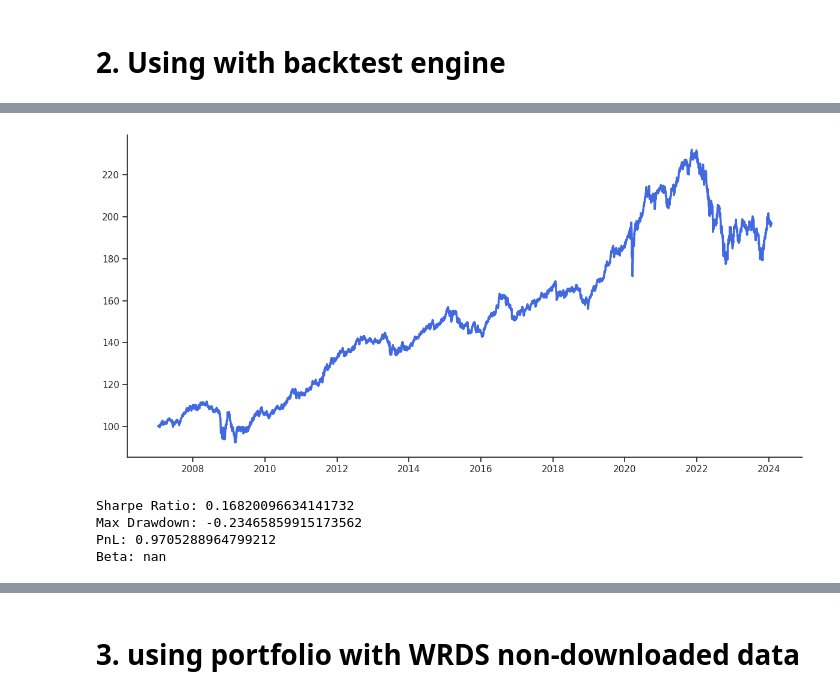
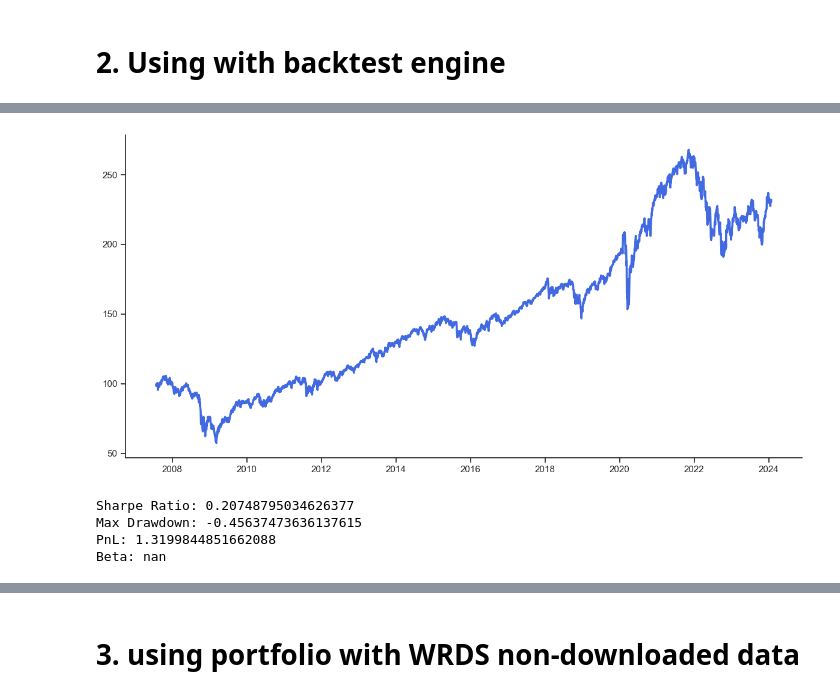
Before and after one commit to NUSFintechQuant/AY2324S1-Modern-Portfolio-Theory, a Jupyter notebook: portfolio/portfolio_demo.ipynb, the cells around one changed output, grey strips where cells are left out. Saved outputs shown, nothing was run; the diff lists cells and outputs as text; code cells hidden in the pictures.

Commit message:
feat: add window for backtest (#18)
* feat: add ability to use non-downloaded data using wdrs

* feat: set start and end date for portfolio backtest

```diff
--- a/portfolio/portfolio_demo.ipynb
+++ b/portfolio/portfolio_demo.ipynb
@@ -104,6 +104,9 @@ class Backtest:
         self.initial_weights = initial_weights
         self.historical_returns = None
         self.results = {}
+
+    def set_weights(self, initial_weights):
+        self.initial_weights = initial_weights
 
     def load_data(self, data: Optional[pd.DataFrame] = None, source: Optional[str] = 'database') -> None:
         """
@@ -236,8 +257,8 @@ class Backtest:
 # %%
-ALL_WEATHER.backtest(Backtest(ALL_WEATHER.generate_weights()))
+BERNSTEIN.backtest(Backtest())
 # %% [output]
-[figure, old version]
+[figure, new version]
-Sharpe Ratio: 0.16820096634141732
-Max Drawdown: -0.23465859915173562
-PnL: 0.9705288964799212
+Sharpe Ratio: 0.20748795034626377
+Max Drawdown: -0.45637473636137615
+PnL: 1.3199844851662088
 Beta: nan
```
Also changed, not shown: parts of 7 cells of this notebook, 1 other file.
